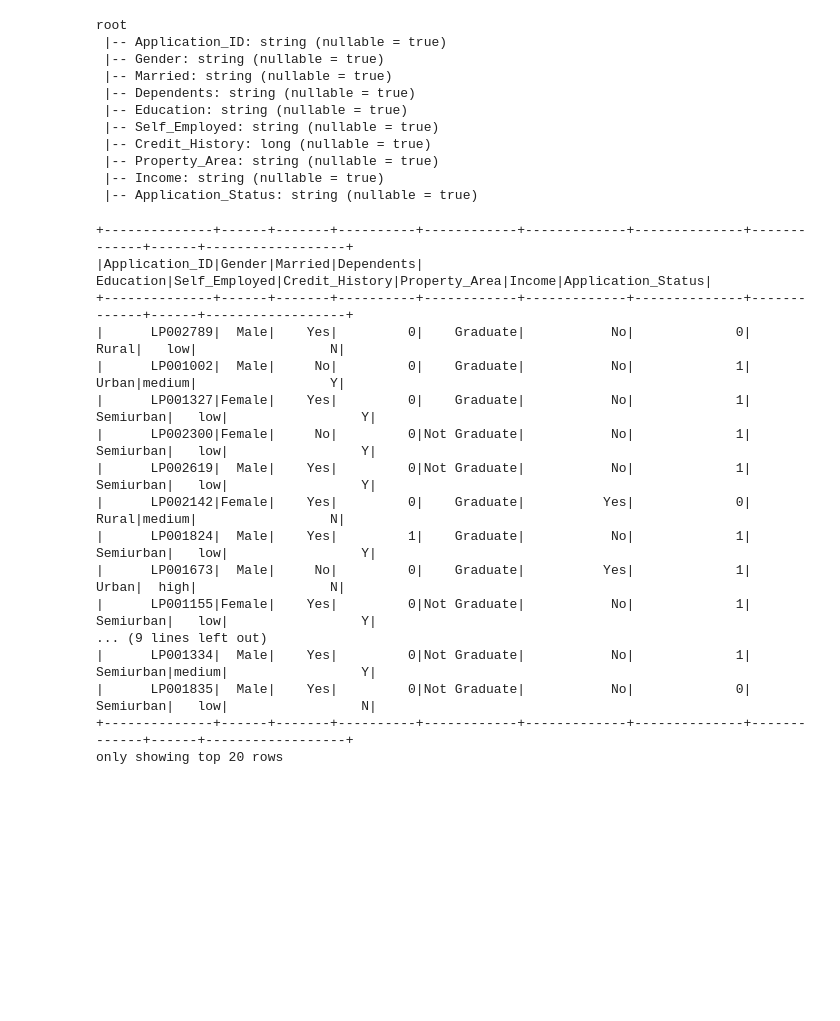
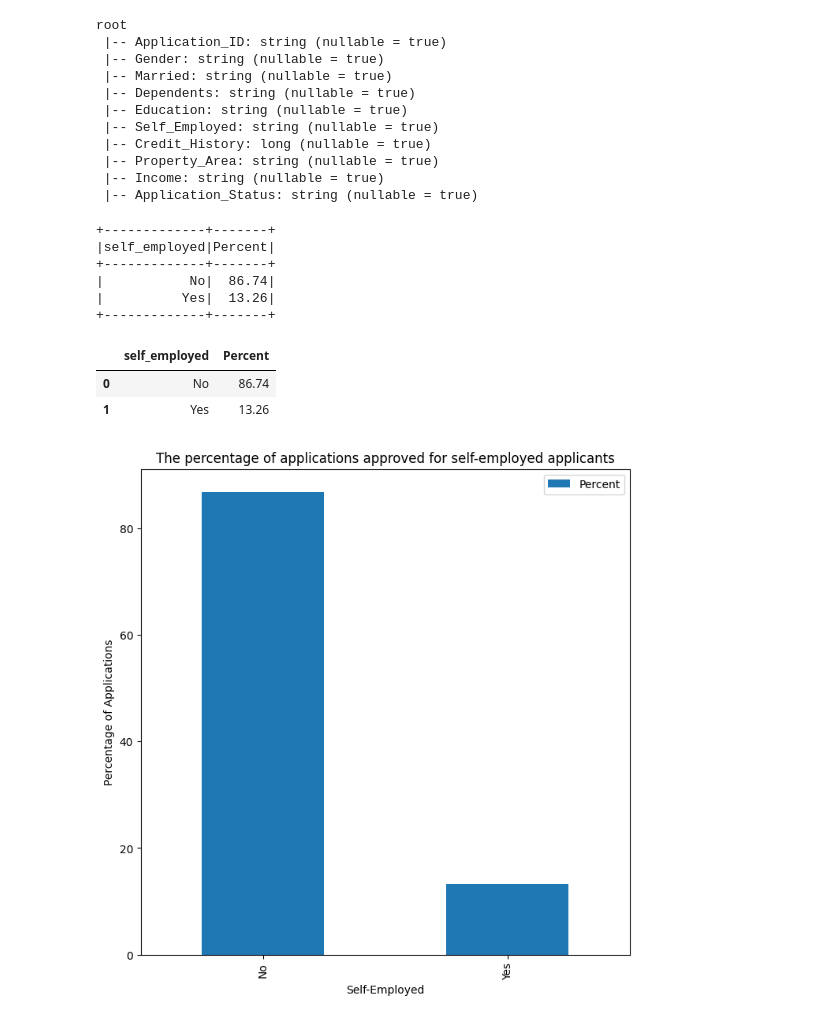
Before and after one commit to gitjish/Etlloan_project, a Jupyter notebook: loanapi_etl.ipynb, the cells around one changed output. Saved outputs shown, nothing was run; the diff lists cells and outputs as text; code cells hidden in the pictures; blank space fills up the shorter version.

```diff
--- a/loanapi_etl.ipynb
+++ b/loanapi_etl.ipynb
@@ -99,30 +99,35 @@ spdf_loan.write.format("jdbc") \
   .option("user", "root") \
   .option("password", "password") \
   .save()
+# %%
+query = "(SELECT self_employed, \
+                (round(count(application_status)/(SELECT COUNT(Application_ID) FROM cdw_sapp_loan_application \
+                WHERE application_status = 'Y')*100, 2) ) as Percent \
+                FROM cdw_sapp_loan_application \
+                WHERE Application_status = 'Y' \
+                GROUP BY self_employed, application_status) as b"
+
+sp_sql1 = spark.read.format("jdbc") \
+  .option("url", "jdbc:mysql://localhost:3306/creditcard_capstone") \
+  .option("user", "root") \
+  .option("password", "password") \
+  .option("dbtable", query) \
+  .load()
+
+sp_sql1.show()
+# %% [output]
++-------------+-------+
+|self_employed|Percent|
++-------------+-------+
+|           No|  86.74|
+|          Yes|  13.26|
++-------------+-------+
 # %%
-df_new = spark.read.format("jdbc") \
+'''df_new = spark.read.format("jdbc") \
   .option("url", "jdbc:mysql://localhost:3306/creditcard_capstone") \
   .option("dbtable", "CDW_SAPP_loan_application") \
   .option("user", "root") \
   .option("password", "password") \
   .load()
 
-df_new.show()
+df_new.show()'''
-# %% [output]
-+--------------+------+-------+----------+------------+-------------+--------------+-------------+------+------------------+
-|Application_ID|Gender|Married|Dependents|   Education|Self_Employed|Credit_History|Property_Area|Income|Application_Status|
-+--------------+------+-------+----------+------------+-------------+--------------+-------------+------+------------------+
-|      LP002789|  Male|    Yes|         0|    Graduate|           No|             0|        Rural|   low|                 N|
-|      LP001002|  Male|     No|         0|    Graduate|           No|             1|        Urban|medium|                 Y|
-|      LP001327|Female|    Yes|         0|    Graduate|           No|             1|    Semiurban|   low|                 Y|
-|      LP002300|Female|     No|         0|Not Graduate|           No|             1|    Semiurban|   low|                 Y|
-|      LP002619|  Male|    Yes|         0|Not Graduate|           No|             1|    Semiurban|   low|                 Y|
-|      LP002142|Female|    Yes|         0|    Graduate|          Yes|             0|        Rural|medium|                 N|
-|      LP001824|  Male|    Yes|         1|    Graduate|           No|             1|    Semiurban|   low|                 Y|
-|      LP001673|  Male|     No|         0|    Graduate|          Yes|             1|        Urban|  high|                 N|
-|      LP001155|Female|    Yes|         0|Not Graduate|           No|             1|    Semiurban|   low|                 Y|
-... (9 lines left out)
-|      LP001334|  Male|    Yes|         0|Not Graduate|           No|             1|    Semiurban|medium|                 Y|
-|      LP001835|  Male|    Yes|         0|Not Graduate|           No|             0|    Semiurban|   low|                 N|
-+--------------+------+-------+----------+------------+-------------+--------------+-------------+------+------------------+
-only showing top 20 rows
@@ -128,0 +137,24 @@ only showing top 20 rows
+# %%
+sploanDF=sp_sql1.toPandas()
+#df=df_new1.toPandas()
+sploanDF.tail()
+# %% [output]
+|  | self_employed | Percent |
+| 0 | No | 86.74 |
+| 1 | Yes | 13.26 |
+# %%
+# import pandas as pd
+import matplotlib.pyplot as plt
+
+
+
+# pd_sql1.reset_index(inplace=True)
+sploanDF['Percent'] = sploanDF['Percent'].astype('float')
+
+sploanDF.plot(kind='bar', x='self_employed', y='Percent', figsize=(8,8))
+plt.title('The percentage of applications approved for self-employed applicants')
+plt.xlabel('Self-Employed')
+plt.ylabel('Percentage of Applications')
+plt.show()
+# %% [output]
+[figure, added]
```
Also changed, not shown: parts of 1 cell of this notebook, 1 other file.
